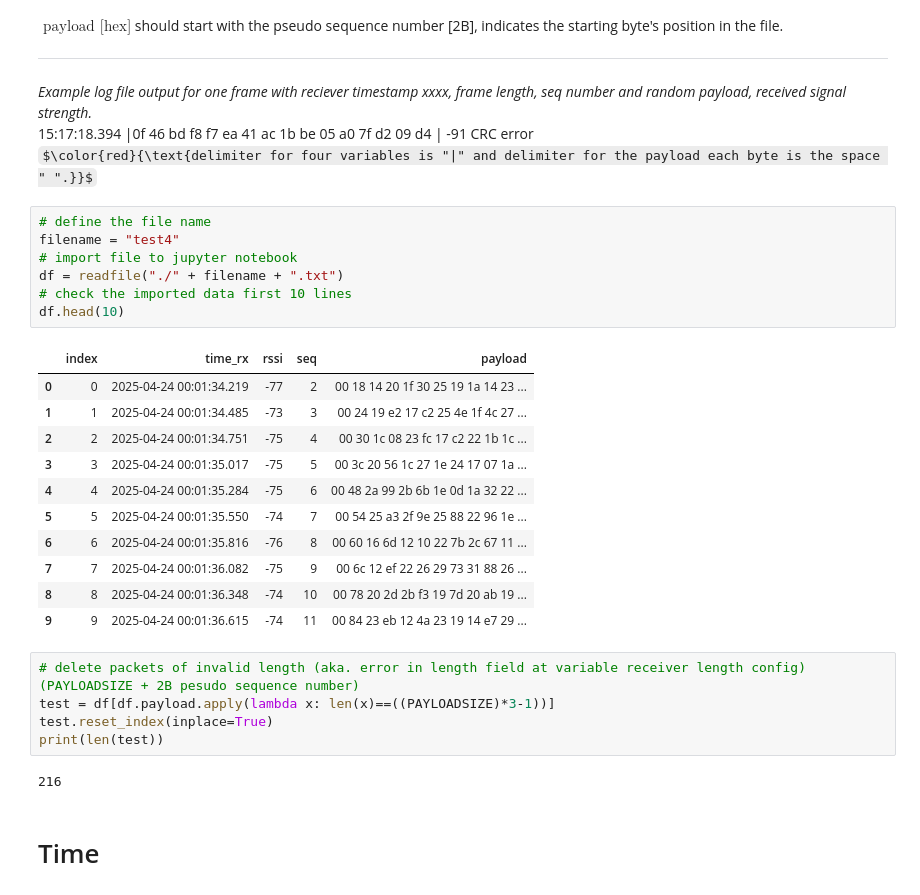
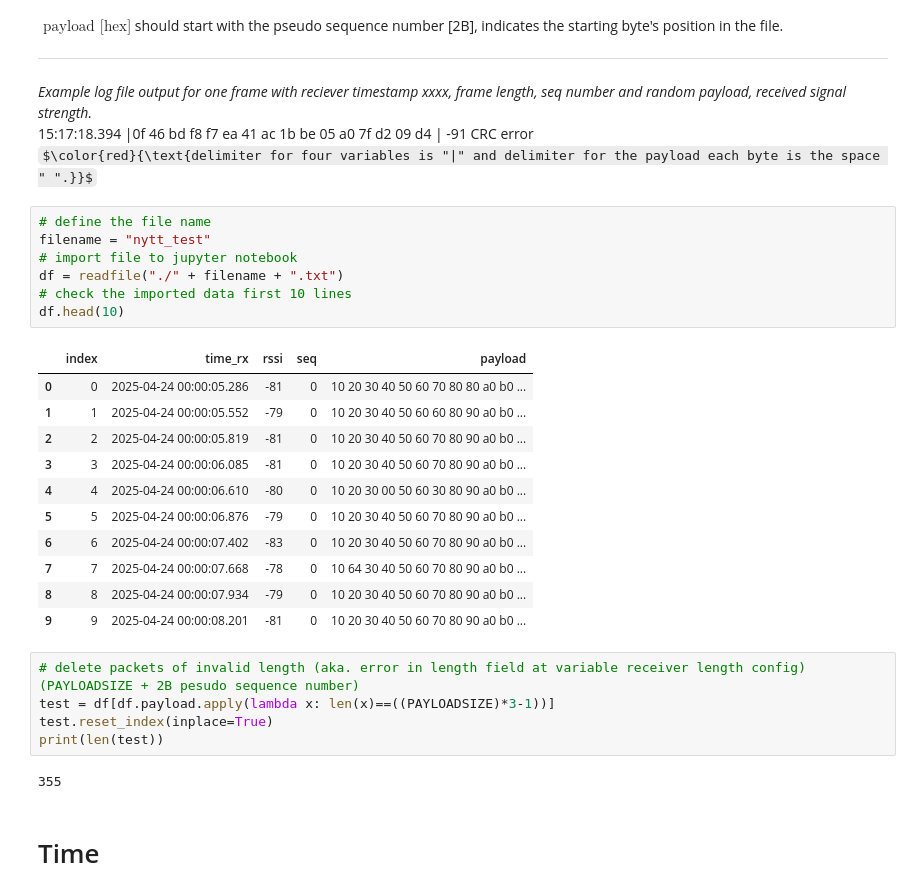
Before and after one commit to masken98/WcnesProject2025, a Jupyter notebook: stats/statistics.ipynb, the cells around one changed output. Cells and saved outputs as stored; diff of their text form; some formulas as TeX source.

```diff
--- a/stats/statistics.ipynb
+++ b/stats/statistics.ipynb
@@ -29,30 +29,30 @@ MAX_SEQ = 256 # (decimal) maximum seq number defined by the length of the seq, t
 <br>$\color{red}{\text{delimiter for four variables is "|" and delimiter for the payload each byte is the space " ".}}$
 # %%
 # define the file name
-filename = "test4"
+filename = "nytt_test"
 # import file to jupyter notebook
 df = readfile("./" + filename + ".txt")
 # check the imported data first 10 lines
 df.head(10)
 # %% [output]
 |  | index | time_rx | rssi | seq | payload |
-| 0 | 0 | 2025-04-24 00:01:34.219 | -77 | 2 | 00 18 14 20 1f 30 25 19 1a 14 23 ... |
-| 1 | 1 | 2025-04-24 00:01:34.485 | -73 | 3 | 00 24 19 e2 17 c2 25 4e 1f 4c 27 ... |
-| 2 | 2 | 2025-04-24 00:01:34.751 | -75 | 4 | 00 30 1c 08 23 fc 17 c2 22 1b 1c ... |
-| 3 | 3 | 2025-04-24 00:01:35.017 | -75 | 5 | 00 3c 20 56 1c 27 1e 24 17 07 1a ... |
-| 4 | 4 | 2025-04-24 00:01:35.284 | -75 | 6 | 00 48 2a 99 2b 6b 1e 0d 1a 32 22 ... |
-| 5 | 5 | 2025-04-24 00:01:35.550 | -74 | 7 | 00 54 25 a3 2f 9e 25 88 22 96 1e ... |
-| 6 | 6 | 2025-04-24 00:01:35.816 | -76 | 8 | 00 60 16 6d 12 10 22 7b 2c 67 11 ... |
-| 7 | 7 | 2025-04-24 00:01:36.082 | -75 | 9 | 00 6c 12 ef 22 26 29 73 31 88 26 ... |
-| 8 | 8 | 2025-04-24 00:01:36.348 | -74 | 10 | 00 78 20 2d 2b f3 19 7d 20 ab 19 ... |
-| 9 | 9 | 2025-04-24 00:01:36.615 | -74 | 11 | 00 84 23 eb 12 4a 23 19 14 e7 29 ... |
+| 0 | 0 | 2025-04-24 00:00:05.286 | -81 | 0 | 10 20 30 40 50 60 70 80 80 a0 b0 ... |
+| 1 | 1 | 2025-04-24 00:00:05.552 | -79 | 0 | 10 20 30 40 50 60 60 80 90 a0 b0 ... |
+| 2 | 2 | 2025-04-24 00:00:05.819 | -81 | 0 | 10 20 30 40 50 60 70 80 90 a0 b0 ... |
+| 3 | 3 | 2025-04-24 00:00:06.085 | -81 | 0 | 10 20 30 40 50 60 70 80 90 a0 b0 ... |
+| 4 | 4 | 2025-04-24 00:00:06.610 | -80 | 0 | 10 20 30 00 50 60 30 80 90 a0 b0 ... |
+| 5 | 5 | 2025-04-24 00:00:06.876 | -79 | 0 | 10 20 30 40 50 60 70 80 90 a0 b0 ... |
+| 6 | 6 | 2025-04-24 00:00:07.402 | -83 | 0 | 10 20 30 40 50 60 70 80 90 a0 b0 ... |
+| 7 | 7 | 2025-04-24 00:00:07.668 | -78 | 0 | 10 64 30 40 50 60 70 80 90 a0 b0 ... |
+| 8 | 8 | 2025-04-24 00:00:07.934 | -79 | 0 | 10 20 30 40 50 60 70 80 90 a0 b0 ... |
+| 9 | 9 | 2025-04-24 00:00:08.201 | -81 | 0 | 10 20 30 40 50 60 70 80 90 a0 b0 ... |
 # %%
 # delete packets of invalid length (aka. error in length field at variable receiver length config) (PAYLOADSIZE + 2B pesudo sequence number)
 test = df[df.payload.apply(lambda x: len(x)==((PAYLOADSIZE)*3-1))]
 test.reset_index(inplace=True)
 print(len(test))
 # %% [output]
-216
+355
 # %% [markdown]
 # Time
 # %% [markdown]
```
Also changed, not shown: parts of 3 cells of this notebook.
